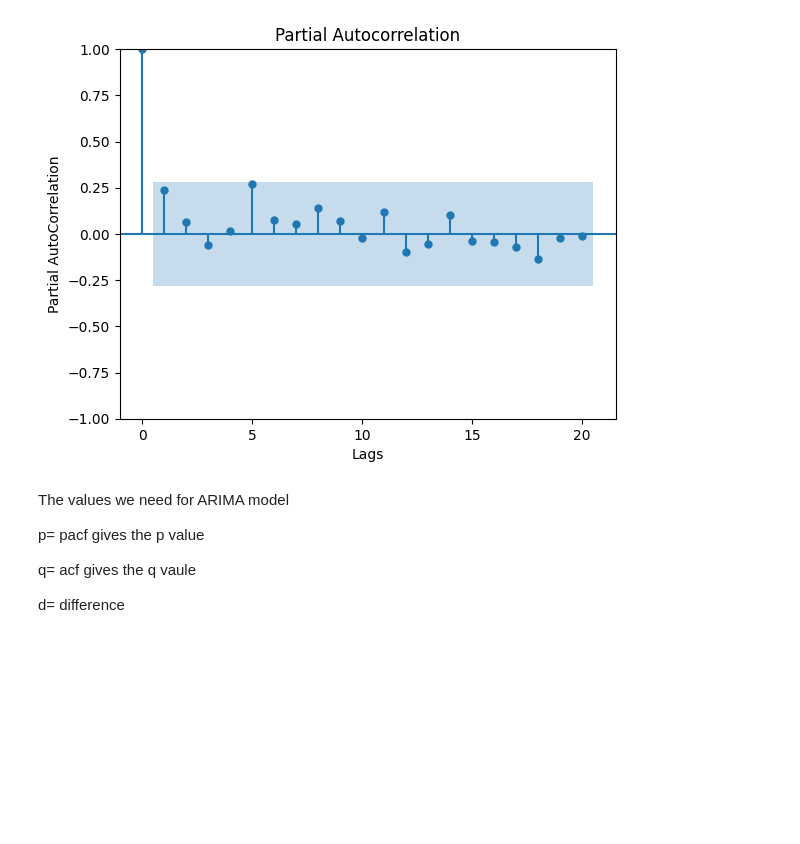
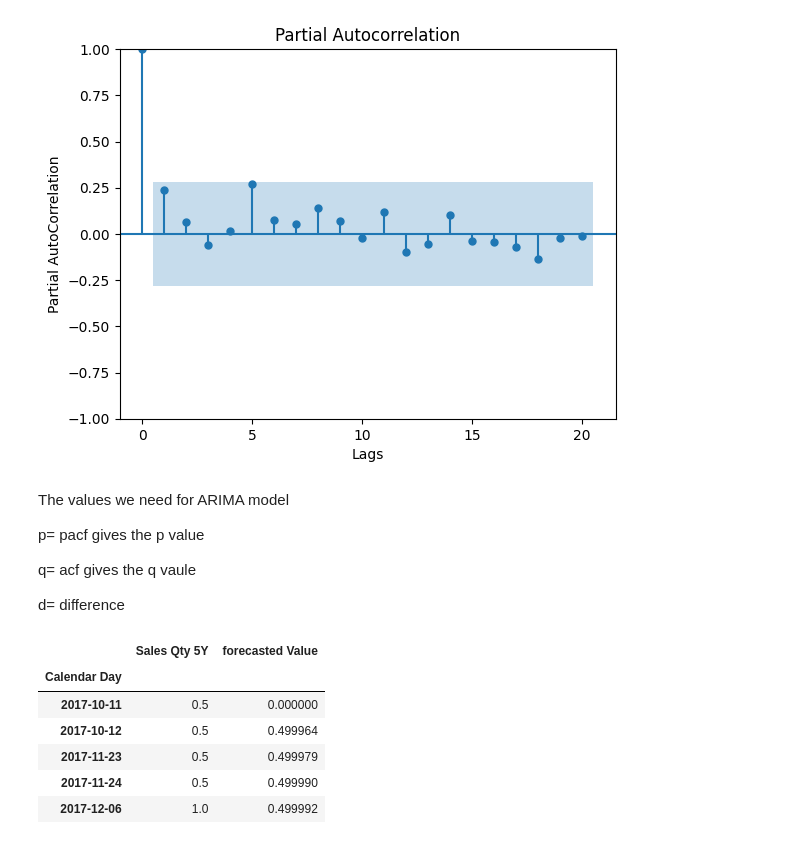
Before and after one commit to Girawale-Sanket/Time-Series-Assignment, a Jupyter notebook: TSA_LAB1.ipynb, the cells around one changed output. Saved outputs shown, nothing was run; the diff lists cells and outputs as text; code cells hidden in the pictures; blank space fills up the shorter version.

```diff
--- a/TSA_LAB1.ipynb
+++ b/TSA_LAB1.ipynb
@@ -177,0 +189,10 @@ d= difference
+# %%
+data.head()
+# %% [output]
+|  | Sales Qty 5Y | forecasted Value |
+| Calendar Day |  |  |
+| 2017-10-11 | 0.5 | 0.000000 |
+| 2017-10-12 | 0.5 | 0.499964 |
+| 2017-11-23 | 0.5 | 0.499979 |
+| 2017-11-24 | 0.5 | 0.499990 |
+| 2017-12-06 | 1.0 | 0.499992 |
```
Also changed, not shown: parts of 13 cells of this notebook.
